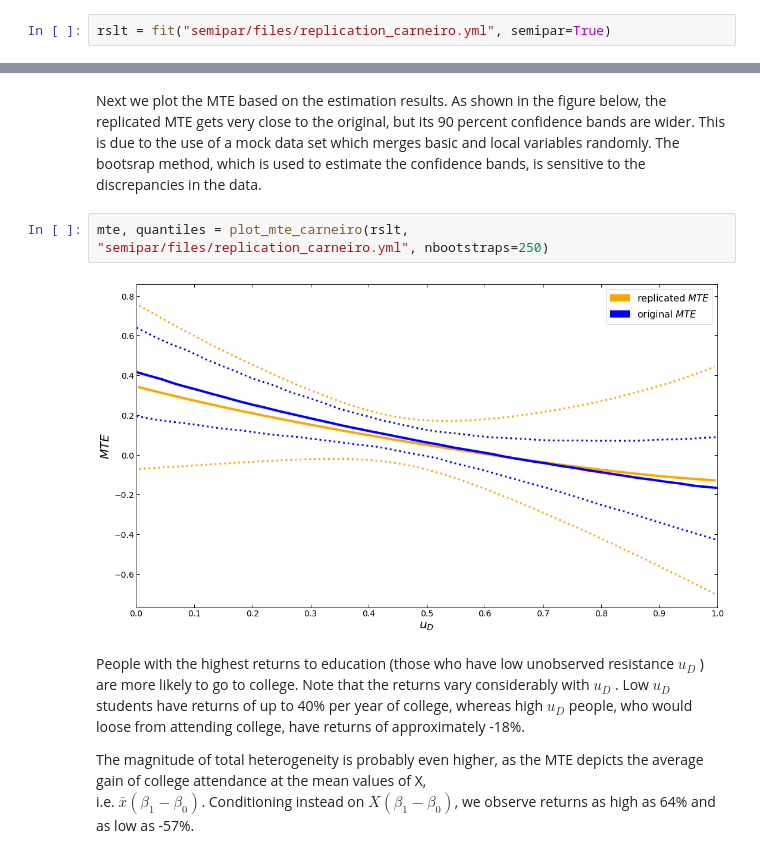
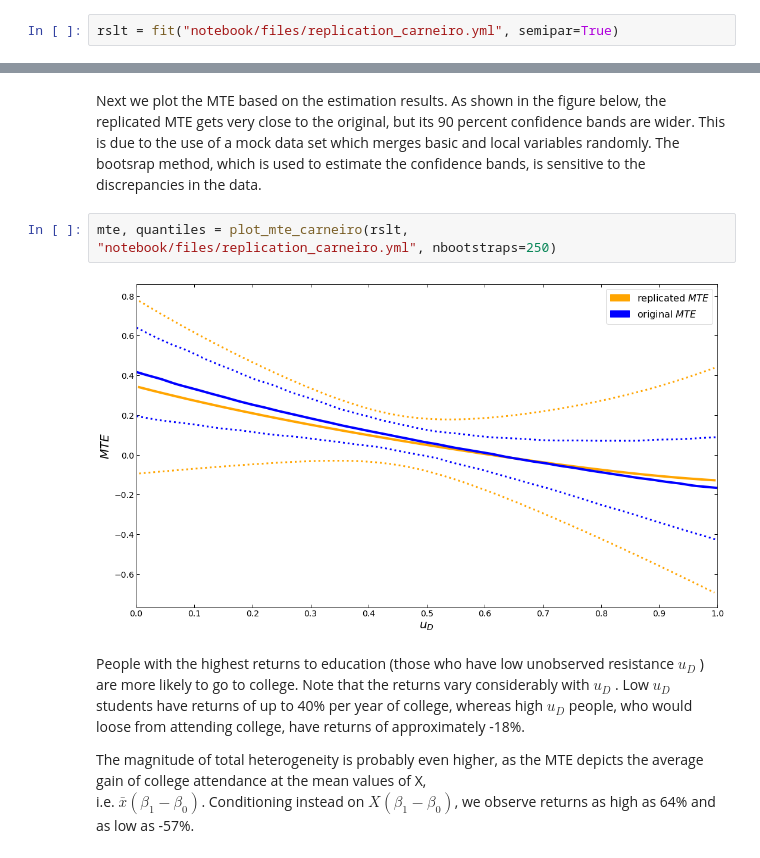
Before and after one commit to segsell/grmpy-semipar, a Jupyter notebook: thesis_notebook.ipynb, the cells around one changed output, grey strips where cells are left out. Drawn from its saved outputs; the diff is of its cells as text.

```diff
--- a/thesis_notebook.ipynb
+++ b/thesis_notebook.ipynb
@@ -221,7 +221,7 @@ We now proceed to the replication.
 # %% [markdown]
 Conduct the estimation based on the initialization file.
 # %%
-rslt = fit("semipar/files/replication_carneiro.yml", semipar=True)
+rslt = fit("notebook/files/replication_carneiro.yml", semipar=True)
 # %% [output]
                            Logit Regression Results
 ==============================================================================
@@ -258,9 +258,9 @@ np.min(rslt['mte_min']) / 4, np.max(rslt['mte_max']) / 4
 # %% [markdown]
 Next we plot the MTE based on the estimation results. As shown in the figure below, the replicated MTE gets very close to the original, but its 90 percent confidence bands are wider. This is due to the use of a mock data set which merges basic and local variables randomly. The bootsrap method, which is used to estimate the confidence bands, is sensitive to the discrepancies in the data.
 # %%
-mte, quantiles = plot_mte_carneiro(rslt, "semipar/files/replication_carneiro.yml", nbootstraps=250)
+mte, quantiles = plot_mte_carneiro(rslt, "notebook/files/replication_carneiro.yml", nbootstraps=250)
 # %% [output]
-[figure, old version]
+[figure, new version]
 # %% [markdown]
 People with the highest returns to education (those who have low unobserved resistance $u_D$
 ) are more likely to go to college. Note that the returns vary considerably with $u_D$
```
Also changed, not shown: parts of 10 cells of this notebook, 5 other files.
